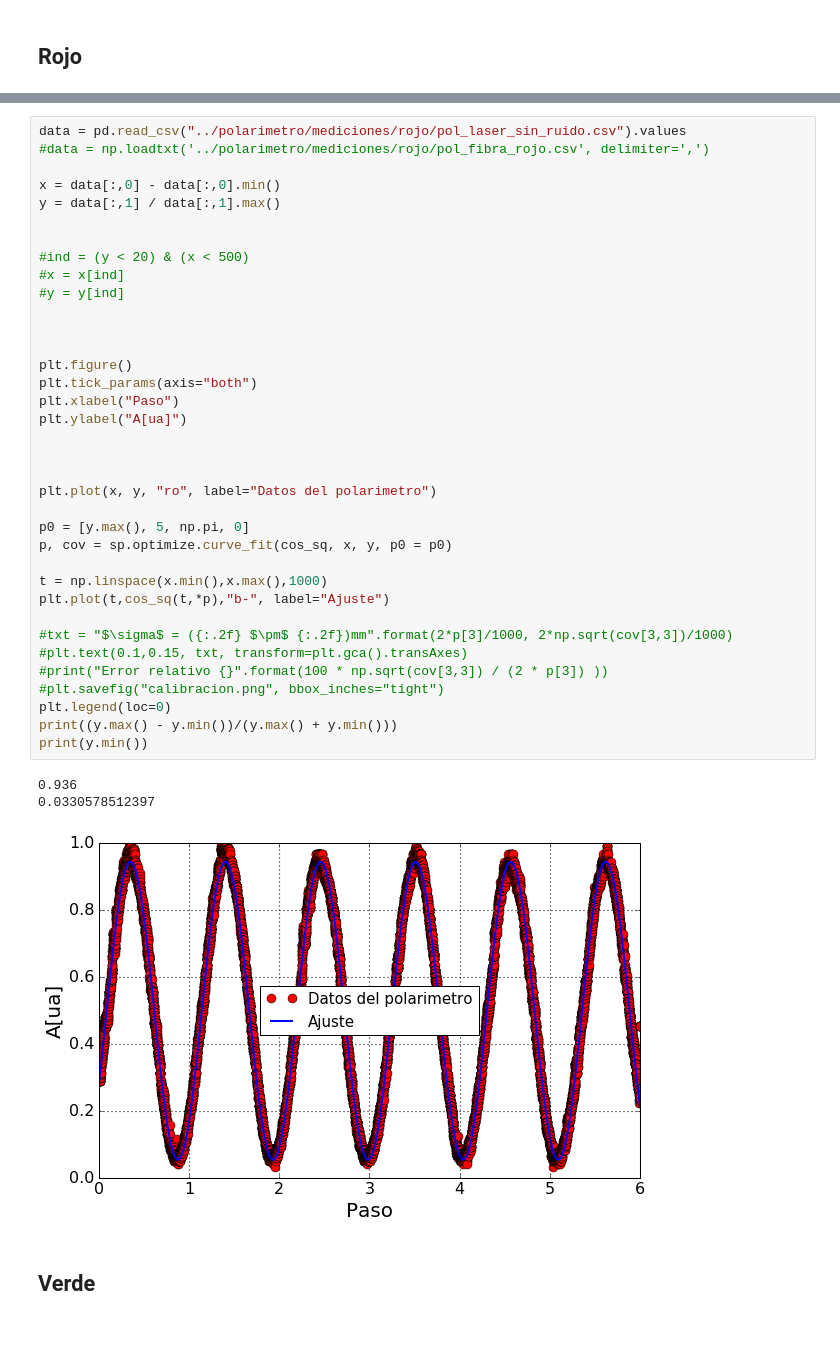
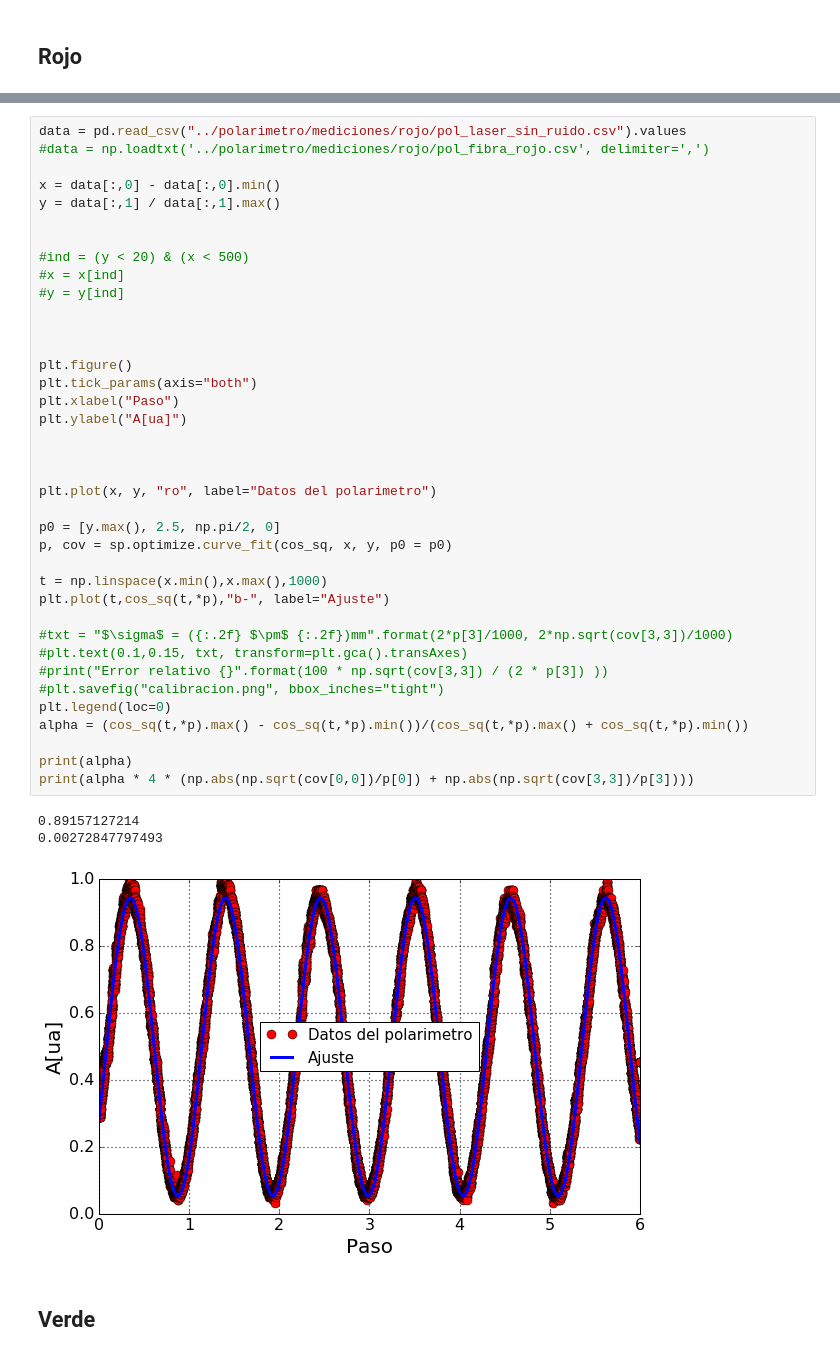
Before and after one commit to sadeus/perfilador_soma, a Jupyter notebook: labo7_charla_final/charla.ipynb, the cells around one changed output, grey strips where cells are left out. Saved outputs shown, nothing was run; the diff lists cells and outputs as text.

```diff
--- a/labo7_charla_final/charla.ipynb
+++ b/labo7_charla_final/charla.ipynb
@@ -226,39 +229,41 @@ data = pd.read_csv("../polarimetro/mediciones/rojo/pol_laser_sin_ruido.csv").val
 x = data[:,0] - data[:,0].min()
 y = data[:,1] / data[:,1].max()
 
 
 #ind = (y < 20) & (x < 500)
 #x = x[ind]
 #y = y[ind]
 
 
 
 plt.figure()
 plt.tick_params(axis="both")
 plt.xlabel("Paso")
 plt.ylabel("A[ua]")
 
 
 
 plt.plot(x, y, "ro", label="Datos del polarimetro")
 
-p0 = [y.max(), 5, np.pi, 0]
+p0 = [y.max(), 2.5, np.pi/2, 0]
 p, cov = sp.optimize.curve_fit(cos_sq, x, y, p0 = p0)
 
 t = np.linspace(x.min(),x.max(),1000)
 plt.plot(t,cos_sq(t,*p),"b-", label="Ajuste")
 
 #txt = "$\sigma$ = ({:.2f} $\pm$ {:.2f})mm".format(2*p[3]/1000, 2*np.sqrt(cov[3,3])/1000)
 #plt.text(0.1,0.15, txt, transform=plt.gca().transAxes)
 #print("Error relativo {}".format(100 * np.sqrt(cov[3,3]) / (2 * p[3]) ))
 #plt.savefig("calibracion.png", bbox_inches="tight")
 plt.legend(loc=0)
-print((y.max() - y.min())/(y.max() + y.min()))
-print(y.min())
+alpha = (cos_sq(t,*p).max() - cos_sq(t,*p).min())/(cos_sq(t,*p).max() + cos_sq(t,*p).min())
+
+print(alpha)
+print(alpha * 4 * (np.abs(np.sqrt(cov[0,0])/p[0]) + np.abs(np.sqrt(cov[3,3])/p[3])))
 # %% [output]
-0.936
-0.0330578512397
+0.89157127214
+0.00272847797493
-[figure, old version]
+[figure, new version]
 # %% [markdown]
 ## Verde
 # %%
```
Also changed, not shown: parts of 6 cells of this notebook, 46 other files.
